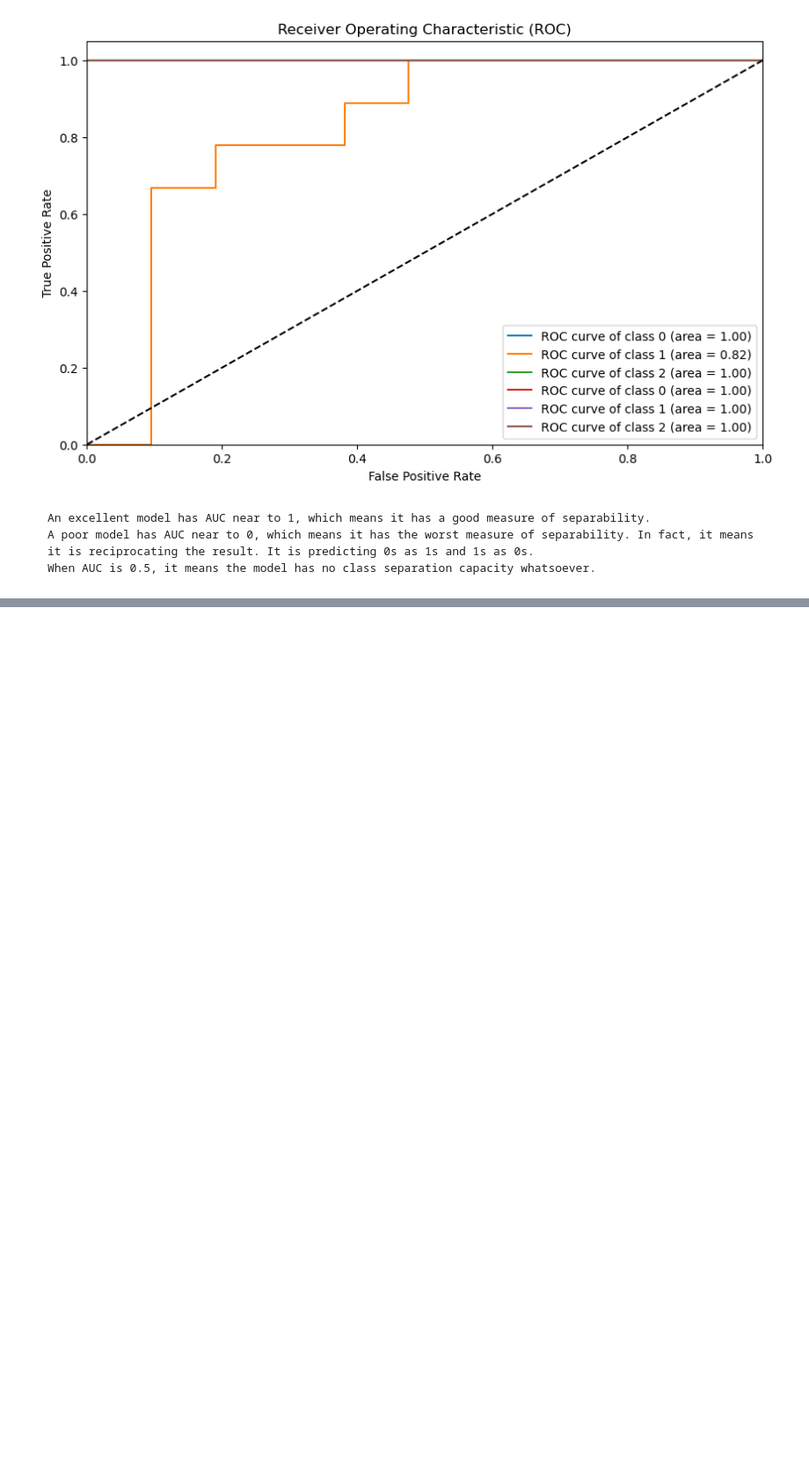
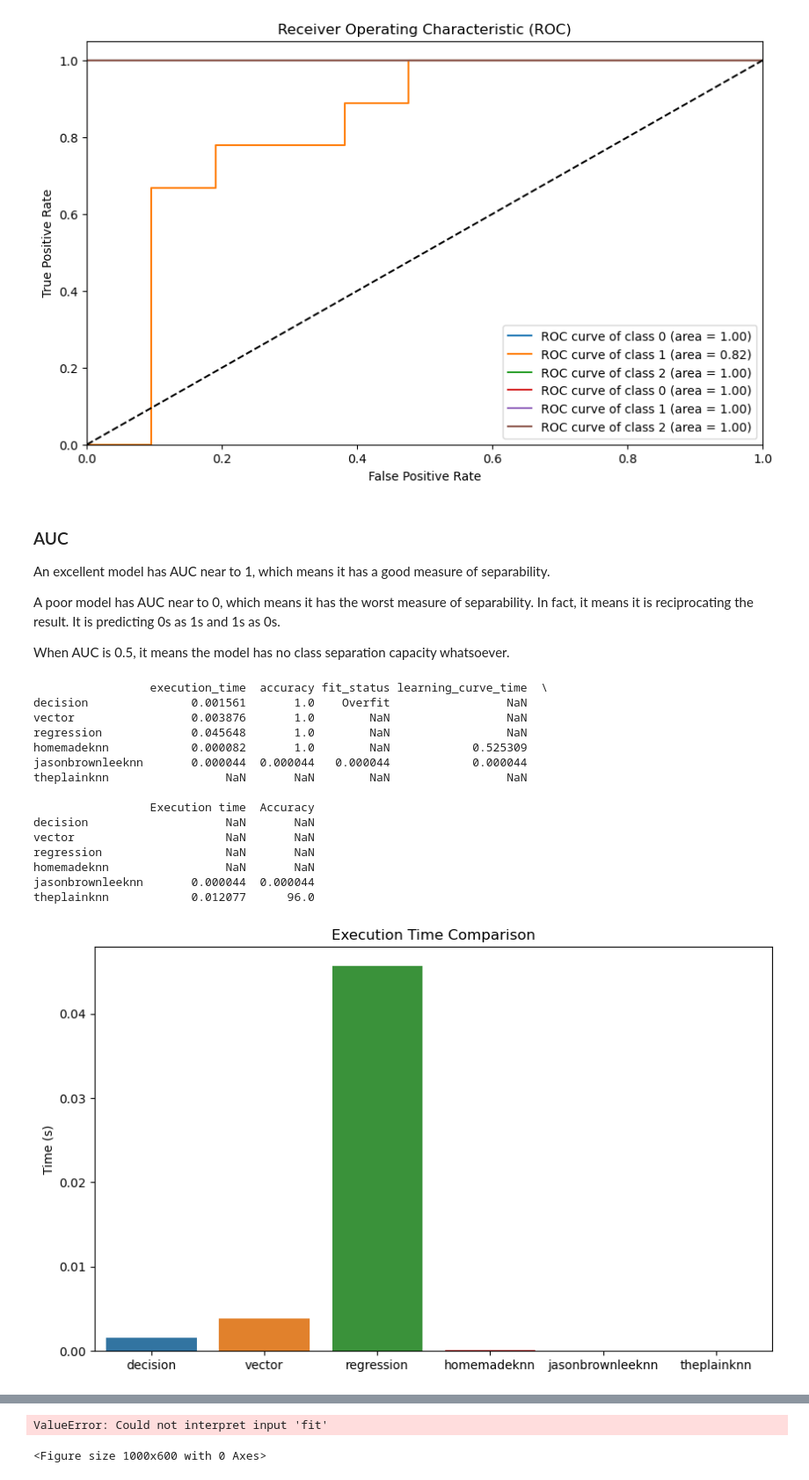
Before and after one commit to jesusalc/Comparison-of-performance-of-Different-Classification-Algorithms-in-Machine-Learning, a Jupyter notebook: Comparison of performance of Different Classification Algorithms in Machine Learning.ipynb, the cells around one changed output, grey strips where cells are left out. Shown: that part at 88% size. Drawn from its saved outputs; the diff is of its cells as text; code cells hidden in the pictures; blank space fills up the shorter version.

Commit message:
added conclusions results

```diff
--- a/Comparison of performance of Different Classification Algorithms in Machine Learning.ipynb
+++ b/Comparison of performance of Different Classification Algorithms in Machine Learning.ipynb
@@ -751,6 +738,9 @@ In all, this script demonstrates the end-to-end process of training a k-nearest
 # %%
 
 # Make Predictions with k-nearest neighbors on the Iris Flowers Dataset
+# k-nearest neighbors on the Iris Flowers Dataset
+from random import seed
+from random import randrange
 from csv import reader
 from math import sqrt
 
@@ -897,9 +887,6 @@ from sklearn.metrics import confusion_matrix
 from sklearn.preprocessing import LabelEncoder
 import time
 
-# Rest of the code remains same ...
-
-performance = {}  # Dictionary to hold performance metrics
 
 # Start the timer
 start_time = time.time()
@@ -926,7 +913,7 @@ print('Execution time: %.3f seconds' % execution_time)
 print('Accuracy: %.3f%%' % accuracy)
 
 # Store the performance metrics
-performance['theplainknn'] = {'Execution time': execution_time, 'Accuracy': accuracy}
+performance['theplainknn'] = {'execution_time': execution_time, 'accuracy': accuracy, 'fit': 'good'}
 
 # Convert the class labels to integers for confusion matrix
 label_encoder = LabelEncoder()
@@ -1021,6 +1008,59 @@ plt.show()
 # %% [output]
 [figure]
 # %% [markdown]
-    An excellent model has AUC near to 1, which means it has a good measure of separability.
-    A poor model has AUC near to 0, which means it has the worst measure of separability. In fact, it means it is reciprocating the result. It is predicting 0s as 1s and 1s as 0s.
-    When AUC is 0.5, it means the model has no class separation capacity whatsoever.
+### AUC
+An excellent model has AUC near to 1, which means it has a good measure of separability.
+
+A poor model has AUC near to 0, which means it has the worst measure of separability. In fact, it means it is reciprocating the result. It is predicting 0s as 1s and 1s as 0s.
+
+When AUC is 0.5, it means the model has no class separation capacity whatsoever.
+# %%
+import pandas as pd
+import matplotlib.pyplot as plt
+import seaborn as sns
+
+# Assuming performance dictionary contains metrics for each algorithm
+
+# Convert dictionary to pandas DataFrame for easier manipulation and visualization
+df = pd.DataFrame(performance).T
+
+# Print the dataframe
+print(df)
+
+# Generate a bar plot for comparison of execution time
+plt.figure(figsize=(10,6))
+sns.barplot(x=df.index, y=df['execution_time'])
+plt.title('Execution Time Comparison')
+plt.ylabel('Time (s)')
+plt.show()
+
+# Generate a bar plot for comparison of accuracy
+plt.figure(figsize=(10,6))
+sns.barplot(x=df.index, y=df['accuracy'])
+plt.title('Accuracy Comparison')
+plt.ylabel('Accuracy')
+plt.show()
+
+# Generate a count plot for comparison of model fit
+plt.figure(figsize=(10,6))
+sns.countplot(data=df, x='fit')
+plt.title('Model Fit Comparison')
+plt.ylabel('Count')
+plt.show()
+# %% [output]
+                 execution_time  accuracy fit_status learning_curve_time  \
+decision               0.001561       1.0    Overfit                 NaN
+vector                 0.003876       1.0        NaN                 NaN
+regression             0.045648       1.0        NaN                 NaN
+homemadeknn            0.000082       1.0        NaN            0.525309
+jasonbrownleeknn       0.000044  0.000044   0.000044            0.000044
+theplainknn                 NaN       NaN        NaN                 NaN
+
+                 Execution time  Accuracy
+decision                    NaN       NaN
+vector                      NaN       NaN
+regression                  NaN       NaN
+homemadeknn                 NaN       NaN
+jasonbrownleeknn       0.000044  0.000044
+theplainknn            0.012077      96.0
+[figure, added]
@@ -1026,0 +1068,2 @@ plt.show()
+ValueError: Could not interpret input 'fit'
+<Figure size 1000x600 with 0 Axes>
```
Also changed, not shown: parts of 8 cells of this notebook.
